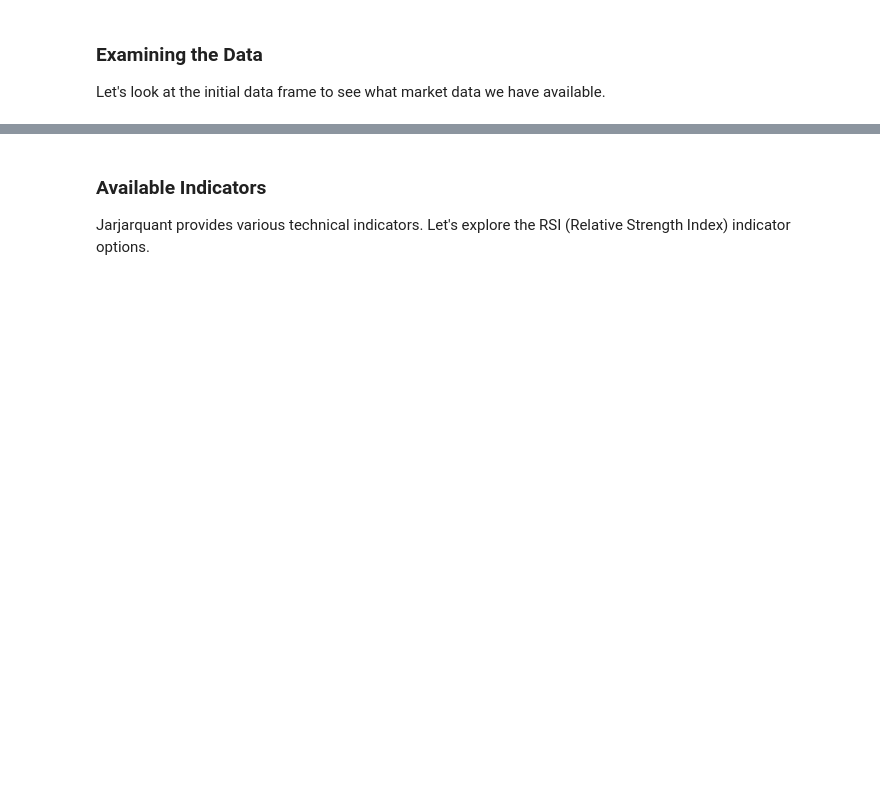
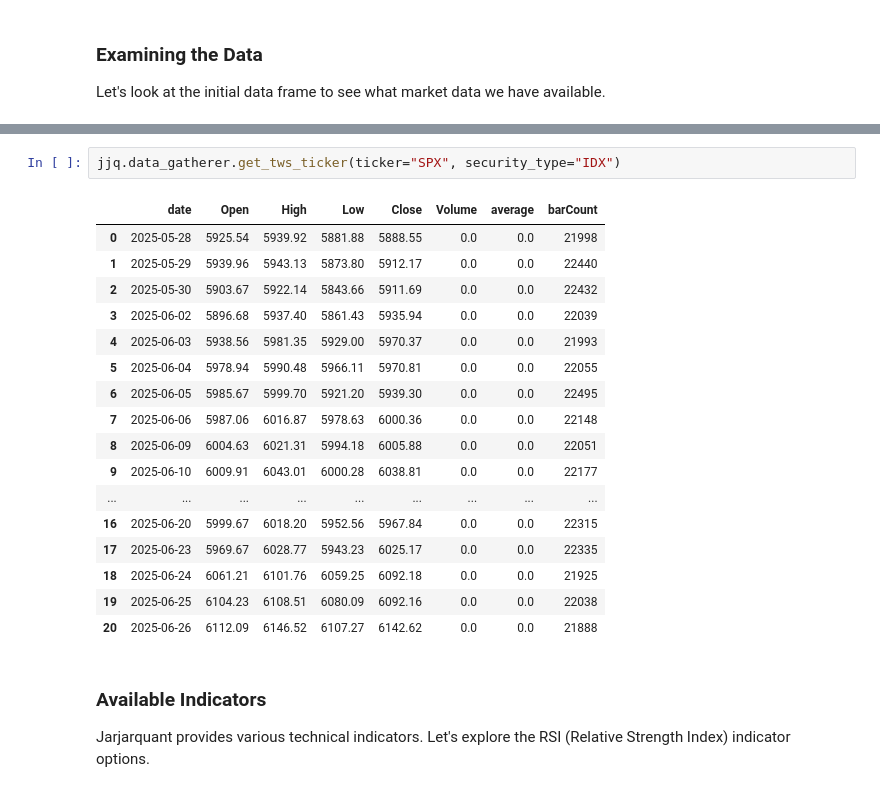
Before and after one commit to viksharma04/jarjarquant, a Jupyter notebook: notebooks/getting_started.ipynb, the cells around one changed output, grey strips where cells are left out. Cells and saved outputs as stored; diff of their text form; blank space fills up the shorter version.

```diff
--- a/notebooks/getting_started.ipynb
+++ b/notebooks/getting_started.ipynb
@@ -30,3 +43,23 @@ jjq.df.head()
+# %%
+jjq.data_gatherer.get_tws_ticker(ticker="SPX", security_type="IDX")
+# %% [output]
+|  | date | Open | High | Low | Close | Volume | average | barCount |
+| 0 | 2025-05-28 | 5925.54 | 5939.92 | 5881.88 | 5888.55 | 0.0 | 0.0 | 21998 |
+| 1 | 2025-05-29 | 5939.96 | 5943.13 | 5873.80 | 5912.17 | 0.0 | 0.0 | 22440 |
+| 2 | 2025-05-30 | 5903.67 | 5922.14 | 5843.66 | 5911.69 | 0.0 | 0.0 | 22432 |
+| 3 | 2025-06-02 | 5896.68 | 5937.40 | 5861.43 | 5935.94 | 0.0 | 0.0 | 22039 |
+| 4 | 2025-06-03 | 5938.56 | 5981.35 | 5929.00 | 5970.37 | 0.0 | 0.0 | 21993 |
+| 5 | 2025-06-04 | 5978.94 | 5990.48 | 5966.11 | 5970.81 | 0.0 | 0.0 | 22055 |
+| 6 | 2025-06-05 | 5985.67 | 5999.70 | 5921.20 | 5939.30 | 0.0 | 0.0 | 22495 |
+| 7 | 2025-06-06 | 5987.06 | 6016.87 | 5978.63 | 6000.36 | 0.0 | 0.0 | 22148 |
+| 8 | 2025-06-09 | 6004.63 | 6021.31 | 5994.18 | 6005.88 | 0.0 | 0.0 | 22051 |
+| 9 | 2025-06-10 | 6009.91 | 6043.01 | 6000.28 | 6038.81 | 0.0 | 0.0 | 22177 |
+| ... | ... | ... | ... | ... | ... | ... | ... | ... |
+| 16 | 2025-06-20 | 5999.67 | 6018.20 | 5952.56 | 5967.84 | 0.0 | 0.0 | 22315 |
+| 17 | 2025-06-23 | 5969.67 | 6028.77 | 5943.23 | 6025.17 | 0.0 | 0.0 | 22335 |
+| 18 | 2025-06-24 | 6061.21 | 6101.76 | 6059.25 | 6092.18 | 0.0 | 0.0 | 21925 |
+| 19 | 2025-06-25 | 6104.23 | 6108.51 | 6080.09 | 6092.16 | 0.0 | 0.0 | 22038 |
+| 20 | 2025-06-26 | 6112.09 | 6146.52 | 6107.27 | 6142.62 | 0.0 | 0.0 | 21888 |
 # %% [markdown]
 ### Available Indicators
 Jarjarquant provides various technical indicators. Let's explore the RSI (Relative Strength Index) indicator options.
```
Also changed, not shown: parts of 10 cells of this notebook.
